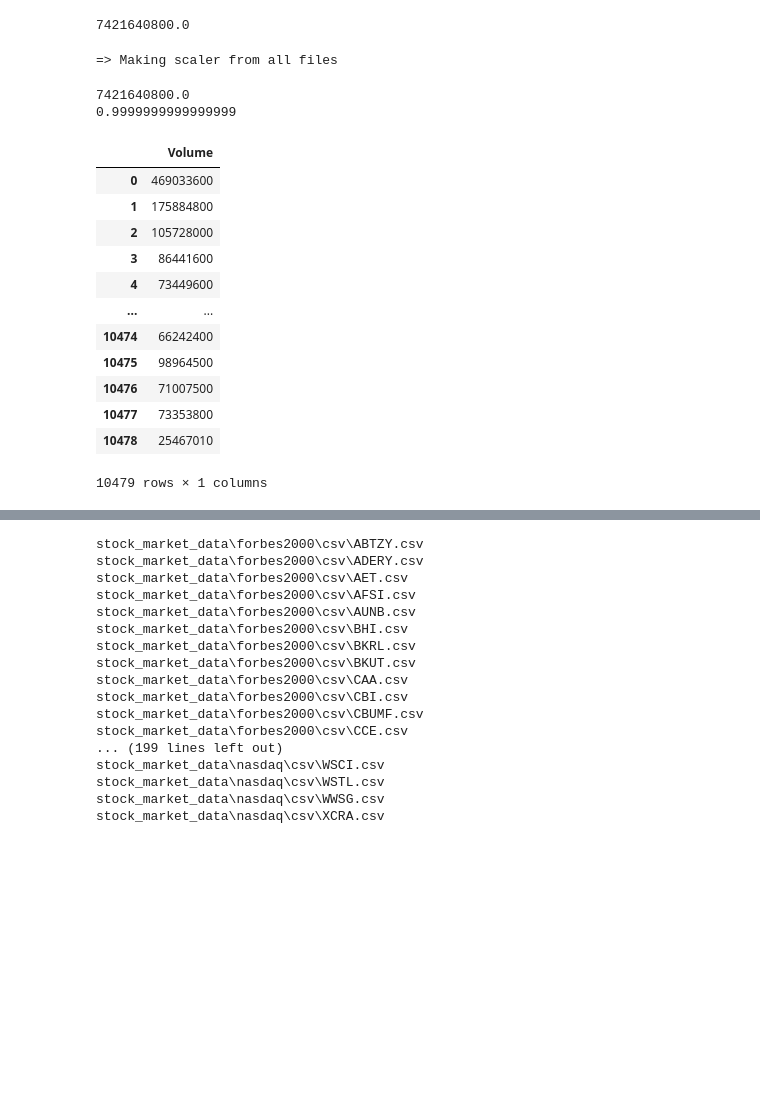
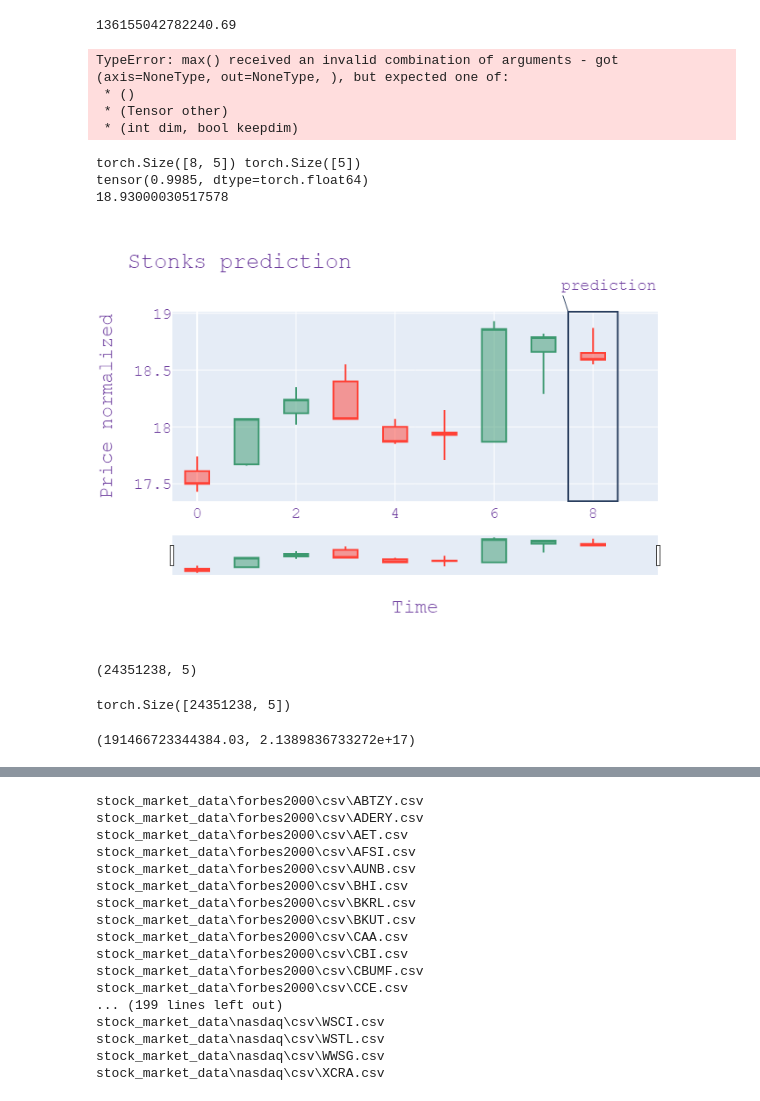
Before and after one commit to seppedelanghe/Stonks.AI, a Jupyter notebook: tests.ipynb, the cells around one changed output, grey strips where cells are left out. Cells and saved outputs as stored; diff of their text form; code cells hidden in the pictures; blank space fills up the shorter version.

Commit message:
add cache to loader + improve scaling + bug fix in scaling and plot drawing

```diff
--- a/tests.ipynb
+++ b/tests.ipynb
@@ -45,2 +69,7 @@ from sklearn.preprocessing import MinMaxScaler
+# %%
+files = get_all_csv_files('stock_market_data')
+df = large_df(files)
+# %%
+df = df[['Low', 'Open', 'High', 'Close', 'Adjusted Close', 'Volume']].dropna()
 # %%
 DEFAULT_DATA_PATH = './stock_market_data'
@@ -76,0 +121,2 @@ def scale(X):
+# %%
+X = scale(torch.tensor(df.dropna().to_numpy()))
@@ -76,0 +137,4 @@ def scale(X):
+# %%
+np.linalg.norm(df.dropna().to_numpy()[:, :4])
+# %% [output]
+136155042782240.69
@@ -77,26 +143,28 @@ def scale(X):
 # %%
-np.max(df.to_numpy())
+np.max(XX)
 # %% [output]
-7421640800.0
+TypeError: max() received an invalid combination of arguments - got (axis=NoneType, out=NoneType, ), but expected one of:
+ * ()
+ * (Tensor other)
+ * (int dim, bool keepdim)
-# %%
-X = scale(df.to_numpy())
-# %% [output]
-=> Making scaler from all files
-7421640800.0
-0.9999999999999999
-# %%
-df.iloc[:, -1:]
-# %% [output]
-|  | Volume |
-| 0 | 469033600 |
-| 1 | 175884800 |
-| 2 | 105728000 |
-| 3 | 86441600 |
-| 4 | 73449600 |
-| ... | ... |
-| 10474 | 66242400 |
-| 10475 | 98964500 |
-| 10476 | 71007500 |
-| 10477 | 73353800 |
-| 10478 | 25467010 |
-10479 rows × 1 columns
+# %%
+from lib.plots import make_candle_plot
+from PIL import Image
+import io, torch
+
+c = make_candle_plot(torch.tensor(X[4460:4468, :-1], dtype=torch.float64), torch.tensor(X[4468, :-1], dtype=torch.float64))
+im_c = Image.open(io.BytesIO(c))
+im_c
+# %% [output]
+torch.Size([8, 5]) torch.Size([5])
+tensor(0.9985, dtype=torch.float64)
+18.93000030517578
+[figure, added]
+# %%
+np.hstack((X[:, :3], X[:, 3:4], X[:, -1:])).shape
+# %% [output]
+(24351238, 5)
+# %%
+X.shape
+# %% [output]
+torch.Size([24351238, 5])
@@ -103,3 +173,7 @@ df.iloc[:, -1:]
+# %%
+iX[:, :-1].max(), X.max()
+# %% [output]
+(191466723344384.03, 2.1389836733272e+17)
 # %%
 def make_dataset(df: np.ndarray, time_d: int = 10):
     X, y = [], []
```
Also changed, not shown: parts of 32 cells of this notebook, 3 other files.
